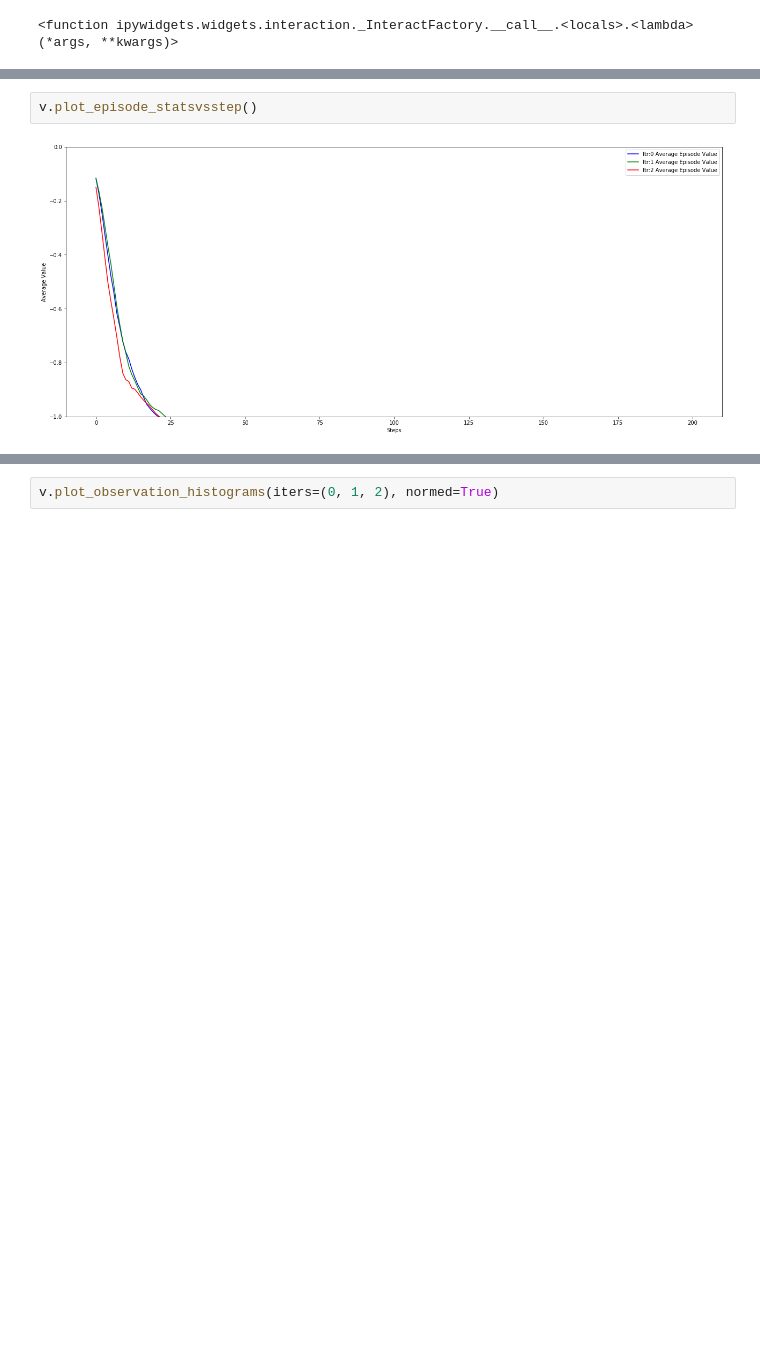
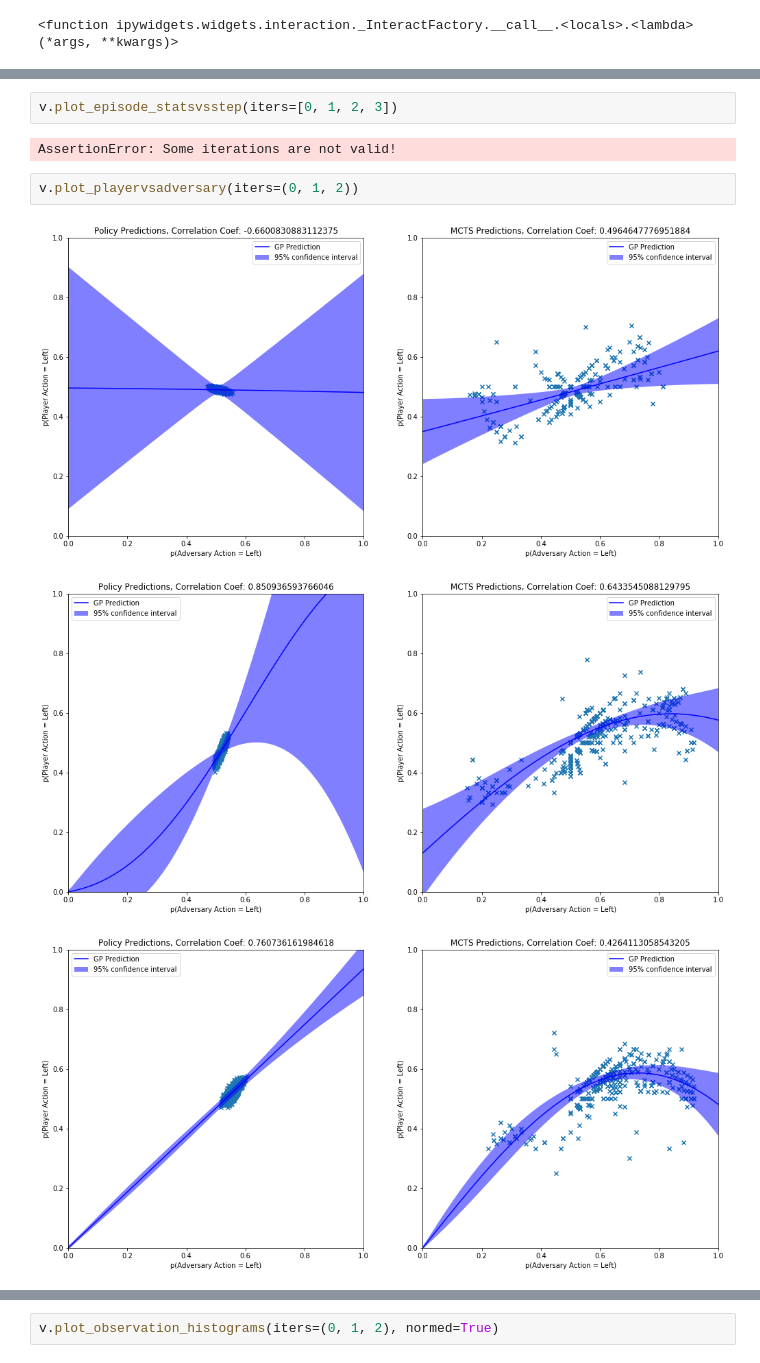
Before and after one commit to alexdarch/Project, a Jupyter notebook: ResultsAndTesting/AdversaryResultsVisualisation.ipynb, the cells around one changed output, grey strips where cells are left out. Cells and saved outputs as stored; diff of their text form; blank space fills up the shorter version.

```diff
--- a/ResultsAndTesting/AdversaryResultsVisualisation.ipynb
+++ b/ResultsAndTesting/AdversaryResultsVisualisation.ipynb
@@ -344,7 +81,13 @@ v.plot_valuesvssteps(iters=(0, 1, 2), episodes='longest')
-# %%
-v.plot_episode_statsvsstep()
-# %% [output]
-[figure, removed]
+# %%
+v.plot_episode_statsvsstep(iters=[0, 1, 2, 3])
+# %% [output]
+AssertionError: Some iterations are not valid!
+# %%
+v.plot_playervsadversary(iters=(0, 1, 2))
+# %% [output]
+[figure, added]
+[figure, added]
+[figure, added]
 # %%
 v.plot_actionprobsvsstates(iters=(0, 1, 2), policy=True, x_dot_fixed=0, theta_dot_fixed=0, bin_prop=0.05, colourbar_lims=(0, 1))
 # %% [output]
```
Also changed, not shown: parts of 9 cells of this notebook, 7 other files.
